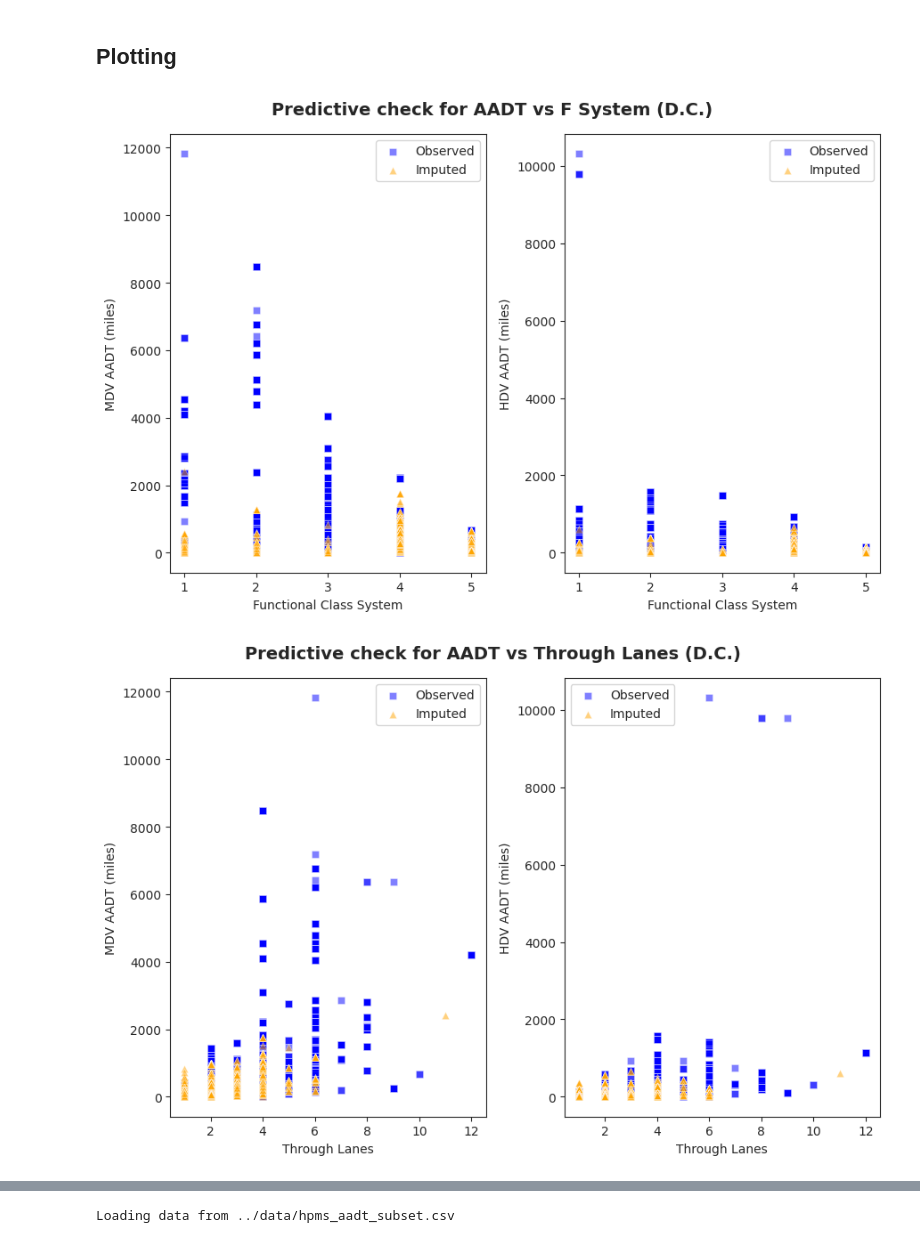
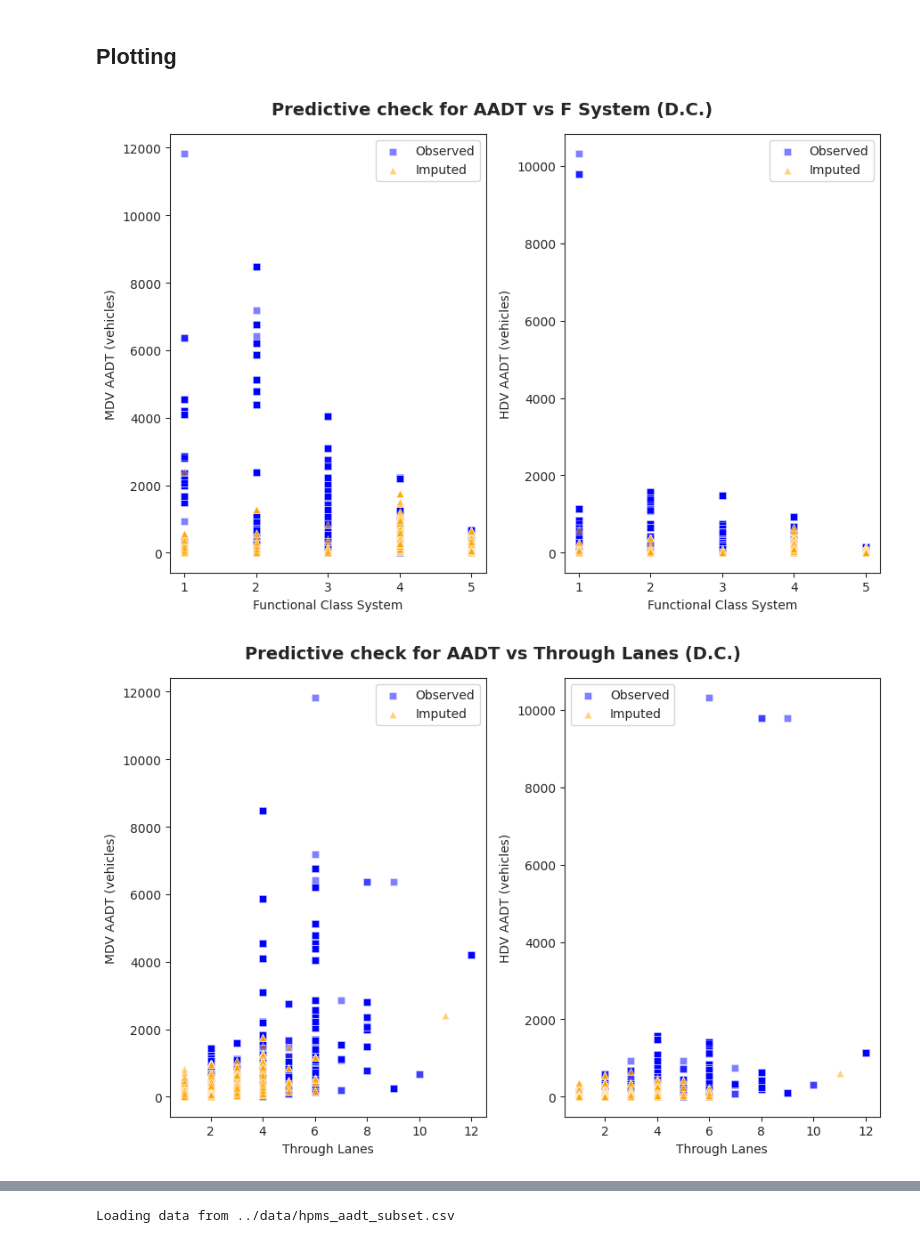
Before and after one commit to aviralchawla/HPMSTrafficData, a Jupyter notebook: src/aadt_ppc.ipynb, the cells around one changed output, grey strips where cells are left out. Cells and saved outputs as stored; diff of their text form; code cells hidden in the pictures.

```diff
--- a/src/aadt_ppc.ipynb
+++ b/src/aadt_ppc.ipynb
@@ -54,36 +54,36 @@ observed_aadt_hdv = observed_aadt_hdv[PREDICTOR_VARS + RESPONSE_VARS]
 # Set the style to a nicer font
 sns.set_style("ticks")
 
 # Create the scatter plot
 fig, (ax1, ax2) = plt.subplots(1, 2, figsize=(9, 6))
 
 # Scatter plot for MDV AADT
 sns.scatterplot(data=observed_aadt_mdv, y='AADT_MDV', x='F_SYSTEM', marker='s', color='blue', label='Observed', ax=ax1, alpha=0.5)
 sns.scatterplot(data=imputed_aadt_mdv, y='AADT_MDV', x='F_SYSTEM', marker='^', color='orange', label='Imputed', ax=ax1, alpha=0.5)
 ax1.set_xlabel('Functional Class System')
-ax1.set_ylabel('MDV AADT (miles)')
+ax1.set_ylabel('MDV AADT (vehicles)')
 ax1.set_xticks([1, 2, 3, 4, 5])
 ax1.legend()
 
 # Scatter plot for HDV AADT
 sns.scatterplot(data=observed_aadt_hdv, y='AADT_HDV', x='F_SYSTEM', marker='s', color='blue', label='Observed', ax=ax2, alpha=0.5)
 sns.scatterplot(data=imputed_aadt_hdv, y='AADT_HDV', x='F_SYSTEM', marker='^', color='orange', label='Imputed', ax=ax2, alpha=0.5)
 ax2.set_xlabel('Functional Class System')
-ax2.set_ylabel('HDV AADT (miles)')
+ax2.set_ylabel('HDV AADT (vehicles)')
 ax2.set_xticks([1, 2, 3, 4, 5])
 ax2.legend()
 
 # Centered title
 fig.suptitle('Predictive check for AADT vs F System (D.C.)', fontsize=14, fontweight='bold')
 
 # Adjust the layout
 plt.tight_layout()
 
 plt.savefig("../figs/aadt_fsystem.png")
 # Show the plot
 plt.show()
 # %% [output]
-[figure, old version]
+[figure, new version]
 # %%
 # Set the style to a nicer font
 sns.set_style("ticks")
@@ -95,14 +95,14 @@ fig, (ax1, ax2) = plt.subplots(1, 2, figsize=(9, 6))
 sns.scatterplot(data=observed_aadt_mdv, y='AADT_MDV', x='THROUGH_LANES', marker='s', color='blue', label='Observed', ax=ax1, alpha=0.5)
 sns.scatterplot(data=imputed_aadt_mdv, y='AADT_MDV', x='THROUGH_LANES', marker='^', color='orange', label='Imputed', ax=ax1, alpha=0.5)
 ax1.set_xlabel('Through Lanes')
-ax1.set_ylabel('MDV AADT (miles)')
+ax1.set_ylabel('MDV AADT (vehicles)')
 ax1.legend()
 
 # Scatter plot for HDV AADT
 sns.scatterplot(data=observed_aadt_hdv, y='AADT_HDV', x='THROUGH_LANES', marker='s', color='blue', label='Observed', ax=ax2, alpha=0.5)
 sns.scatterplot(data=imputed_aadt_hdv, y='AADT_HDV', x='THROUGH_LANES', marker='^', color='orange', label='Imputed', ax=ax2, alpha=0.5)
 ax2.set_xlabel('Through Lanes')
-ax2.set_ylabel('HDV AADT (miles)')
+ax2.set_ylabel('HDV AADT (vehicles)')
 ax2.legend()
 
 # Centered title
@@ -115,7 +115,7 @@ plt.savefig("../figs/aadt_throughlanes.png")
 # Show the plot
 plt.show()
 # %% [output]
-[figure, old version]
+[figure, new version]
 # %%
 # Set the style to a nicer font
 sns.set_style("ticks")
```
Also changed, not shown: parts of 4 cells of this notebook, 5 other files.
